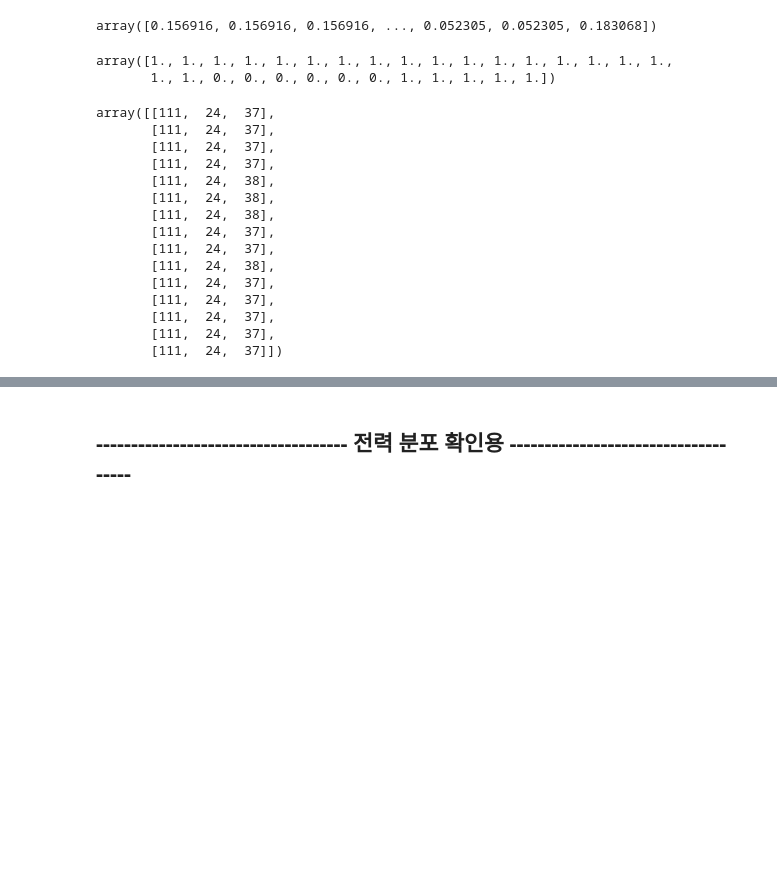
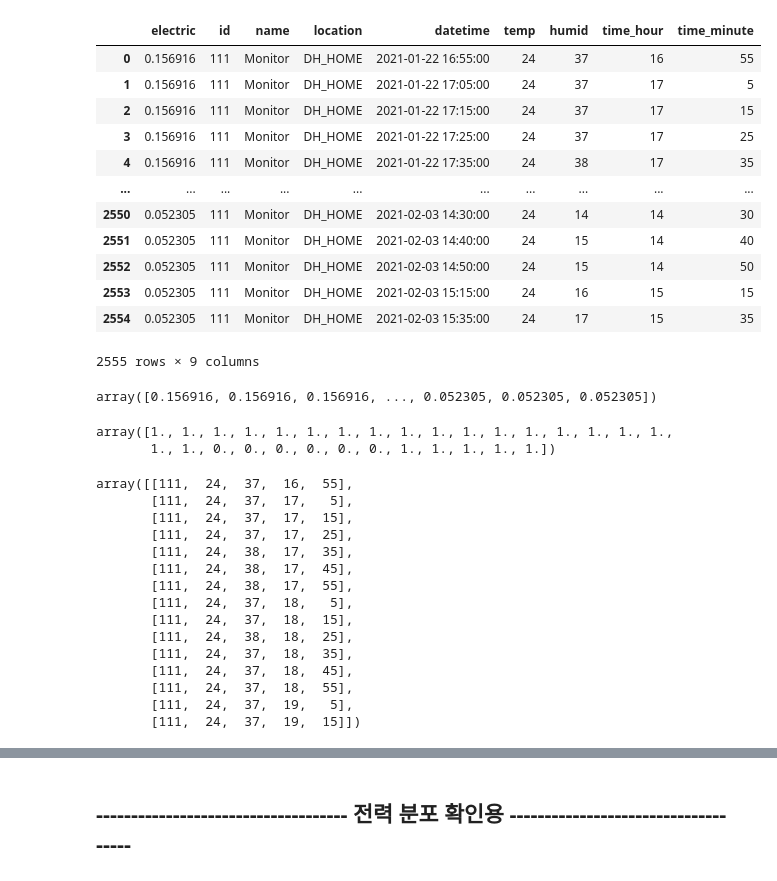
Before and after one commit to mugju/kpu_energy, a Jupyter notebook: mySystem08.ipynb, the cells around one changed output, grey strips where cells are left out. Cells and saved outputs as stored; diff of their text form; code cells hidden in the pictures; blank space fills up the shorter version.

```diff
--- a/mySystem08.ipynb
+++ b/mySystem08.ipynb
@@ -74,0 +95,2 @@ df
+# %%
+df['datetime'] = pd.to_datetime(df['datetime'])
@@ -75,9 +114,31 @@ df
+# %%
+df_minute=df['datetime'].apply(lambda 날짜: 날짜.minute)
+df_hour=df['datetime'].apply(lambda 날짜: 날짜.hour)
+# %%
+df['time_hour']=df_hour
+df['time_minute']= df_minute
+# %%
+df
+# %% [output]
+|  | electric | id | name | location | datetime | temp | humid | time_hour | time_minute |
+| 0 | 0.156916 | 111 | Monitor | DH_HOME | 2021-01-22 16:55:00 | 24 | 37 | 16 | 55 |
+| 1 | 0.156916 | 111 | Monitor | DH_HOME | 2021-01-22 17:05:00 | 24 | 37 | 17 | 5 |
+| 2 | 0.156916 | 111 | Monitor | DH_HOME | 2021-01-22 17:15:00 | 24 | 37 | 17 | 15 |
+| 3 | 0.156916 | 111 | Monitor | DH_HOME | 2021-01-22 17:25:00 | 24 | 37 | 17 | 25 |
+| 4 | 0.156916 | 111 | Monitor | DH_HOME | 2021-01-22 17:35:00 | 24 | 38 | 17 | 35 |
+| ... | ... | ... | ... | ... | ... | ... | ... | ... | ... |
+| 2550 | 0.052305 | 111 | Monitor | DH_HOME | 2021-02-03 14:30:00 | 24 | 14 | 14 | 30 |
+| 2551 | 0.052305 | 111 | Monitor | DH_HOME | 2021-02-03 14:40:00 | 24 | 15 | 14 | 40 |
+| 2552 | 0.052305 | 111 | Monitor | DH_HOME | 2021-02-03 14:50:00 | 24 | 15 | 14 | 50 |
+| 2553 | 0.052305 | 111 | Monitor | DH_HOME | 2021-02-03 15:15:00 | 24 | 16 | 15 | 15 |
+| 2554 | 0.052305 | 111 | Monitor | DH_HOME | 2021-02-03 15:35:00 | 24 | 17 | 15 | 35 |
+2555 rows × 9 columns
 # %%
 dataTestY = df.values[:,0]
 dataTestY01 = dataTestY.astype(float)
 dataTestY01
 # %% [output]
-array([0.156916, 0.156916, 0.156916, ..., 0.052305, 0.052305, 0.183068])
+array([0.156916, 0.156916, 0.156916, ..., 0.052305, 0.052305, 0.052305])
 # %%
 userPeakValue = 0.1
 testY = dataTestY01//userPeakValue
@@ -86,26 +147,26 @@ testY[:30]
 array([1., 1., 1., 1., 1., 1., 1., 1., 1., 1., 1., 1., 1., 1., 1., 1., 1.,
        1., 1., 0., 0., 0., 0., 0., 0., 1., 1., 1., 1., 1.])
 # %%
-dataTestX= df[['id', 'temp', 'humid']]
+dataTestX= df[['id', 'temp', 'humid', 'time_hour', 'time_minute']]
 testX = dataTestX.values
 dataTestX01 = testX.astype(float)
 testX[:15]
 # %% [output]
-array([[111,  24,  37],
-       [111,  24,  37],
-       [111,  24,  37],
-       [111,  24,  37],
-       [111,  24,  38],
-       [111,  24,  38],
-       [111,  24,  38],
-       [111,  24,  37],
-       [111,  24,  37],
-       [111,  24,  38],
-       [111,  24,  37],
-       [111,  24,  37],
-       [111,  24,  37],
-       [111,  24,  37],
-       [111,  24,  37]])
+array([[111,  24,  37,  16,  55],
+       [111,  24,  37,  17,   5],
+       [111,  24,  37,  17,  15],
+       [111,  24,  37,  17,  25],
+       [111,  24,  38,  17,  35],
+       [111,  24,  38,  17,  45],
+       [111,  24,  38,  17,  55],
+       [111,  24,  37,  18,   5],
+       [111,  24,  37,  18,  15],
+       [111,  24,  38,  18,  25],
+       [111,  24,  37,  18,  35],
+       [111,  24,  37,  18,  45],
+       [111,  24,  37,  18,  55],
+       [111,  24,  37,  19,   5],
+       [111,  24,  37,  19,  15]])
 # %%
 from sklearn.ensemble import RandomForestClassifier
 # %%
```
Also changed, not shown: parts of 10 cells of this notebook.
